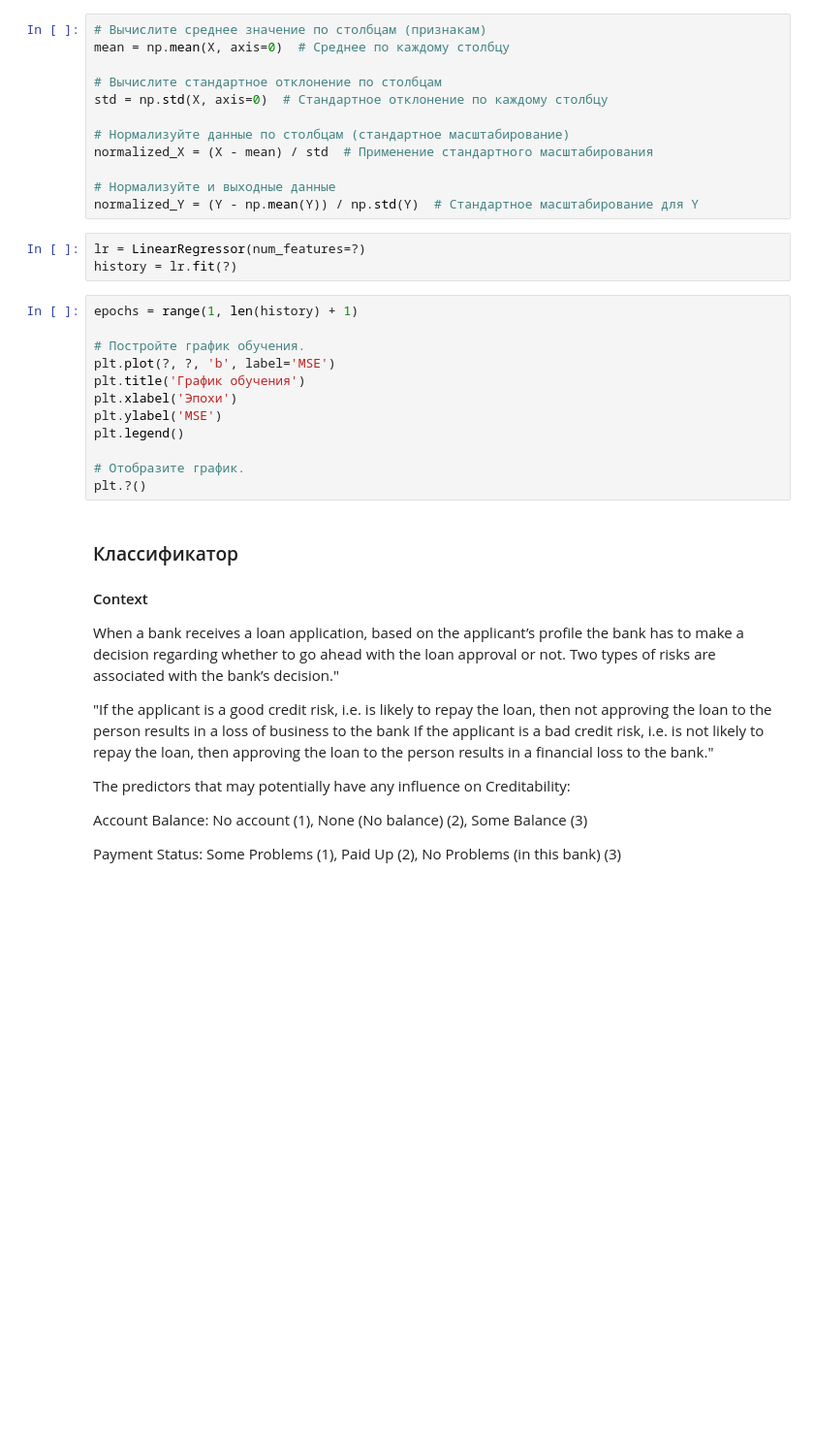
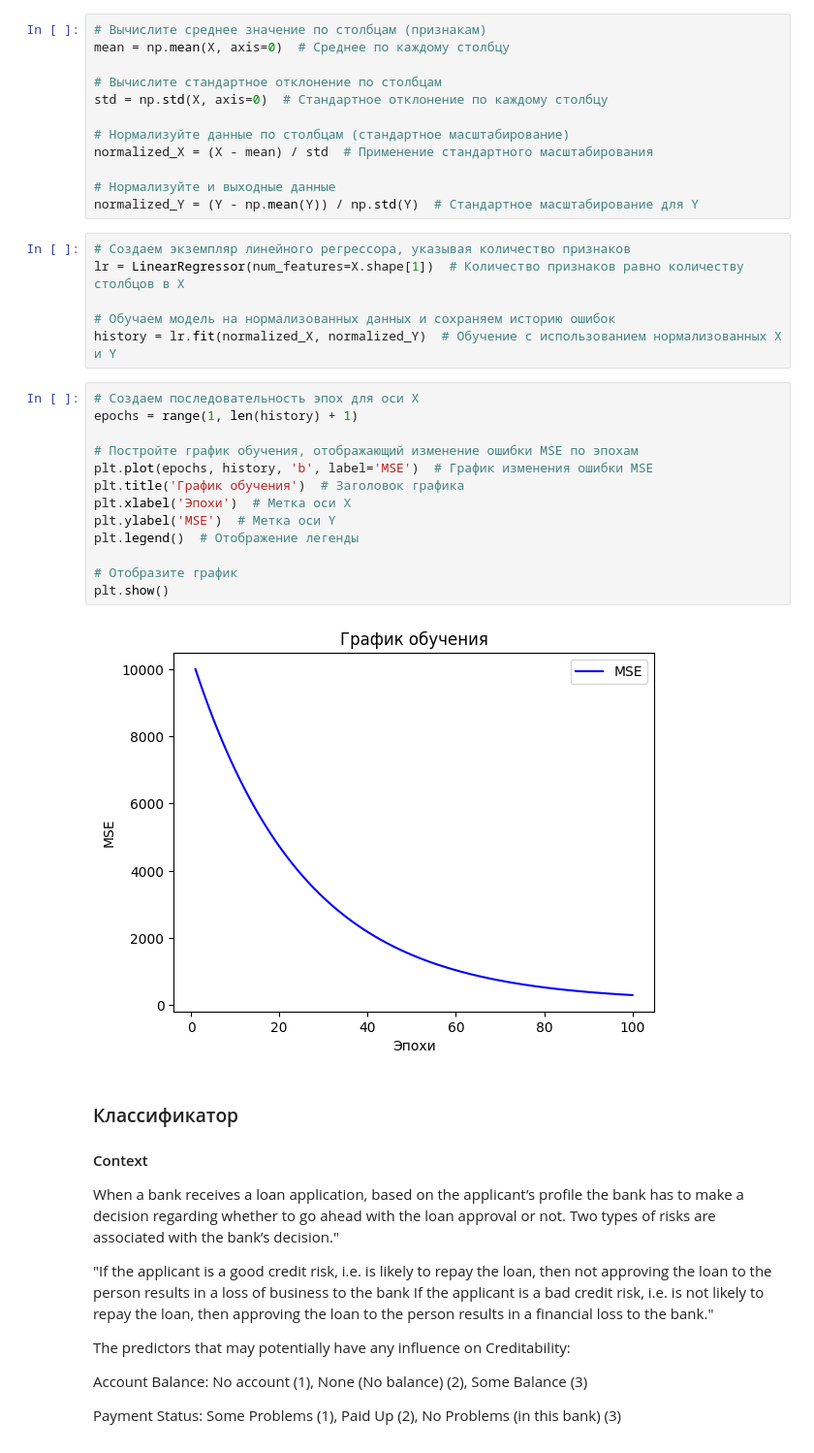
Before and after one commit to AMekhrza/lab3, a Jupyter notebook: Линейная модель и градиентный спуск.ipynb, the cells around one changed output. Shown: that part at 97% size. Cells and saved outputs as stored; diff of their text form; blank space fills up the shorter version.

```diff
--- a/Линейная модель и градиентный спуск.ipynb
+++ b/Линейная модель и градиентный спуск.ipynb
@@ -210,20 +210,26 @@ normalized_X = (X - mean) / std  # Применение стандартного
 # Нормализуйте и выходные данные
 normalized_Y = (Y - np.mean(Y)) / np.std(Y)  # Стандартное масштабирование для Y
 # %%
-lr = LinearRegressor(num_features=?)
-history = lr.fit(?)
+# Создаем экземпляр линейного регрессора, указывая количество признаков
+lr = LinearRegressor(num_features=X.shape[1])  # Количество признаков равно количеству столбцов в X
+
+# Обучаем модель на нормализованных данных и сохраняем историю ошибок
+history = lr.fit(normalized_X, normalized_Y)  # Обучение с использованием нормализованных X и Y
 # %%
+# Создаем последовательность эпох для оси X
 epochs = range(1, len(history) + 1)
 
-# Постройте график обучения.
-plt.plot(?, ?, 'b', label='MSE')
-plt.title('График обучения')
-plt.xlabel('Эпохи')
-plt.ylabel('MSE')
-plt.legend()
+# Постройте график обучения, отображающий изменение ошибки MSE по эпохам
+plt.plot(epochs, history, 'b', label='MSE')  # График изменения ошибки MSE
+plt.title('График обучения')  # Заголовок графика
+plt.xlabel('Эпохи')  # Метка оси X
+plt.ylabel('MSE')  # Метка оси Y
+plt.legend()  # Отображение легенды
 
-# Отобразите график.
-plt.?()
+# Отобразите график
+plt.show()
+# %% [output]
+[figure, added]
 # %% [markdown]
 ### Классификатор
 #### Context
```
Also changed, not shown: parts of 7 cells of this notebook.
